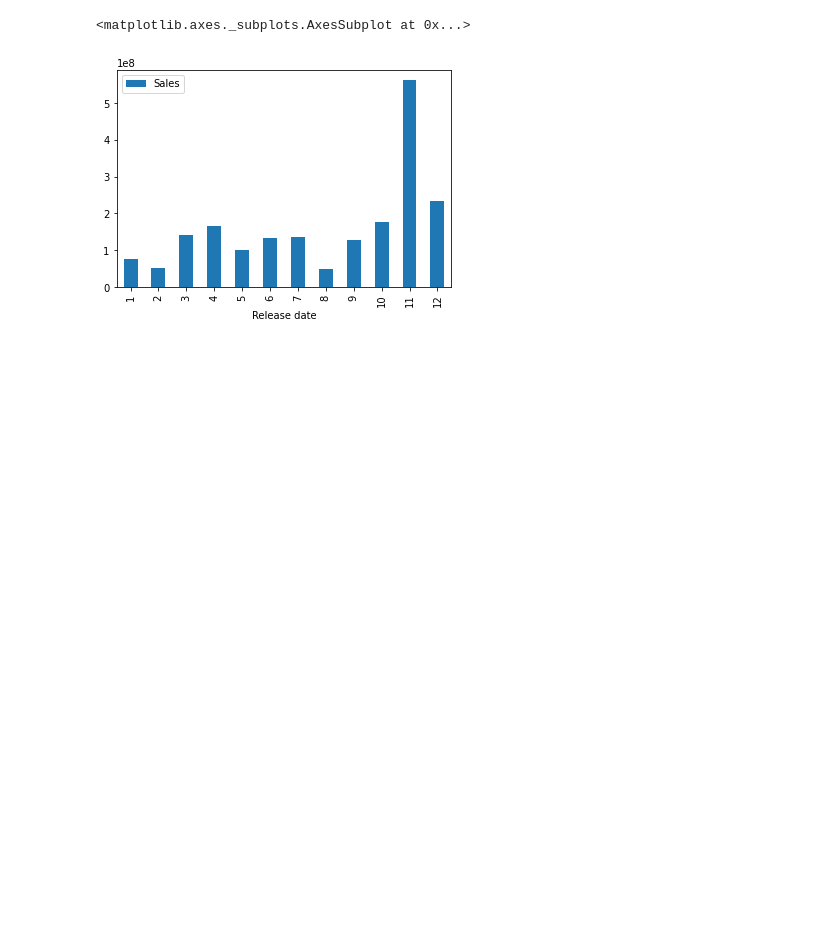
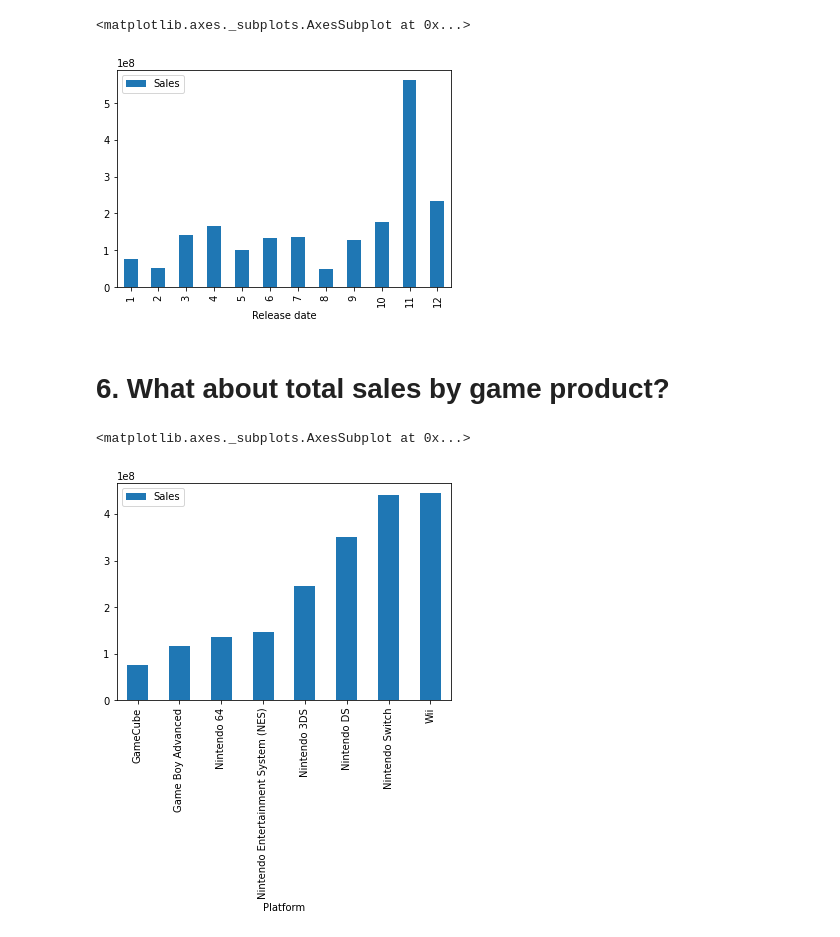
Before and after one commit to eher78/beginningDataAnalysis, a Jupyter notebook: gamesAnalysis.ipynb, the cells around one changed output. Drawn from its saved outputs; the diff is of its cells as text; code cells hidden in the pictures; blank space fills up the shorter version.

```diff
--- a/gamesAnalysis.ipynb
+++ b/gamesAnalysis.ipynb
@@ -303,3 +303,21 @@ newMonthSales.plot.bar('Release date', 'Sales')
 # %% [output]
 <matplotlib.axes._subplots.AxesSubplot at 0x...>
 [figure]
+# %% [markdown]
+# **6. What about total sales by game product?**
+# %%
+# We group the data tables by value and drop the year.
+deviceSales = current.groupby(current['Platform']).sum()
+deviceSales = deviceSales.drop('year', axis=1)
+
+# We sort the table by sales and reset the index
+deviceSales = deviceSales.sort_values(by=['Sales'])
+deviceSales = deviceSales.reset_index()
+
+deviceSales
+
+# Plot the values in a bar chart
+deviceSales.plot.bar('Platform', 'Sales')
+# %% [output]
+<matplotlib.axes._subplots.AxesSubplot at 0x...>
+[figure, added]
```
Also changed, not shown: parts of 5 cells of this notebook.
